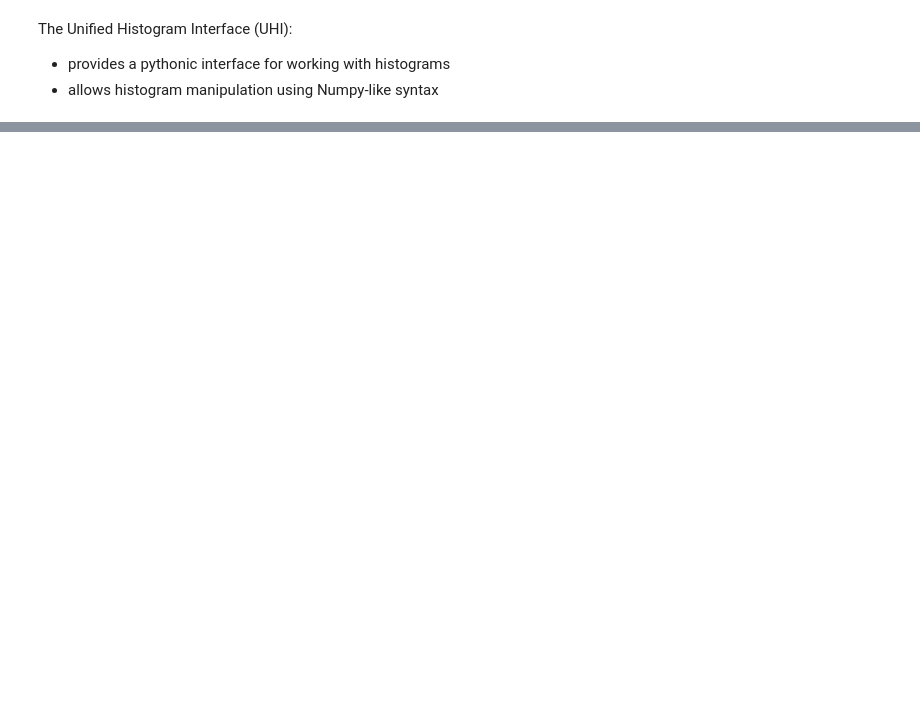
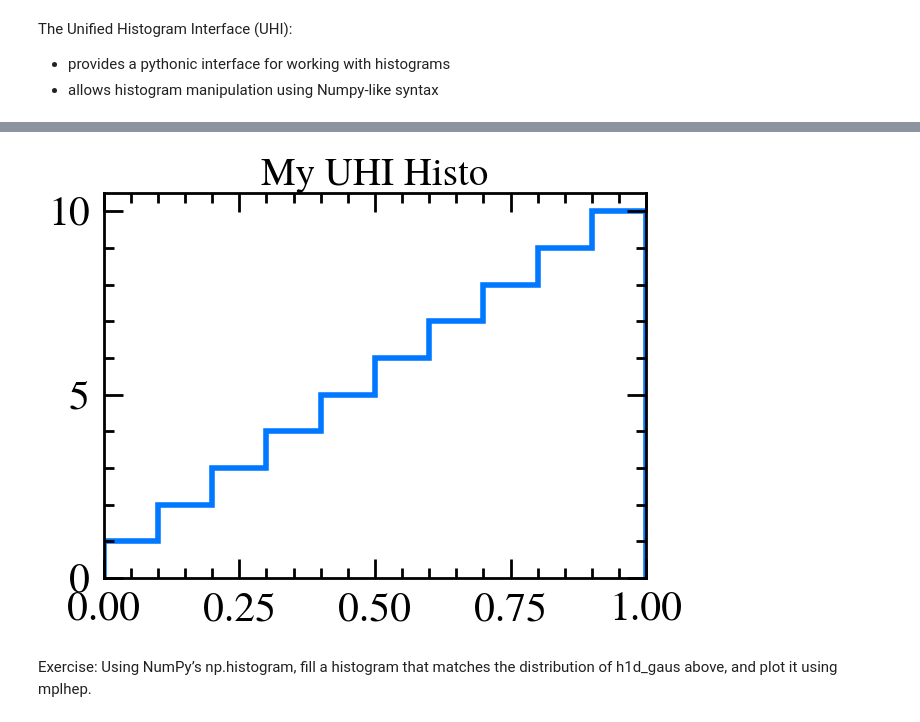
Before and after one commit to andra-m-ionescu/learn-root, a Jupyter notebook: histograms_and_graphs.ipynb, the cells around one changed output, grey strips where cells are left out. Cells and saved outputs as stored; diff of their text form; code cells hidden in the pictures; blank space fills up the shorter version.

Commit message:
commited histograms_and_graphs

```diff
--- a/histograms_and_graphs.ipynb
+++ b/histograms_and_graphs.ipynb
@@ -68,0 +69,15 @@ print(f"Underflow: {h1d_uhi_basic[underflow]}, Overflow: {h1d_uhi_basic[overflow
+# %%
+hep.style.use("LHCb2")  # set the style to LHCb2
+
+plt.figure(figsize=(7,5))
+hep.histplot(
+    h1d_uhi_basic,
+    yerr=False,
+    linewidth=4,
+)
+plt.title("My UHI Histo")
+plt.show()
+# %% [output]
+[figure, added]
+# %% [markdown]
+Exercise: Using NumPy’s np.histogram, fill a histogram that matches the distribution of h1d_gaus above, and plot it using mplhep.
```
Also changed, not shown: parts of 4 cells of this notebook.
